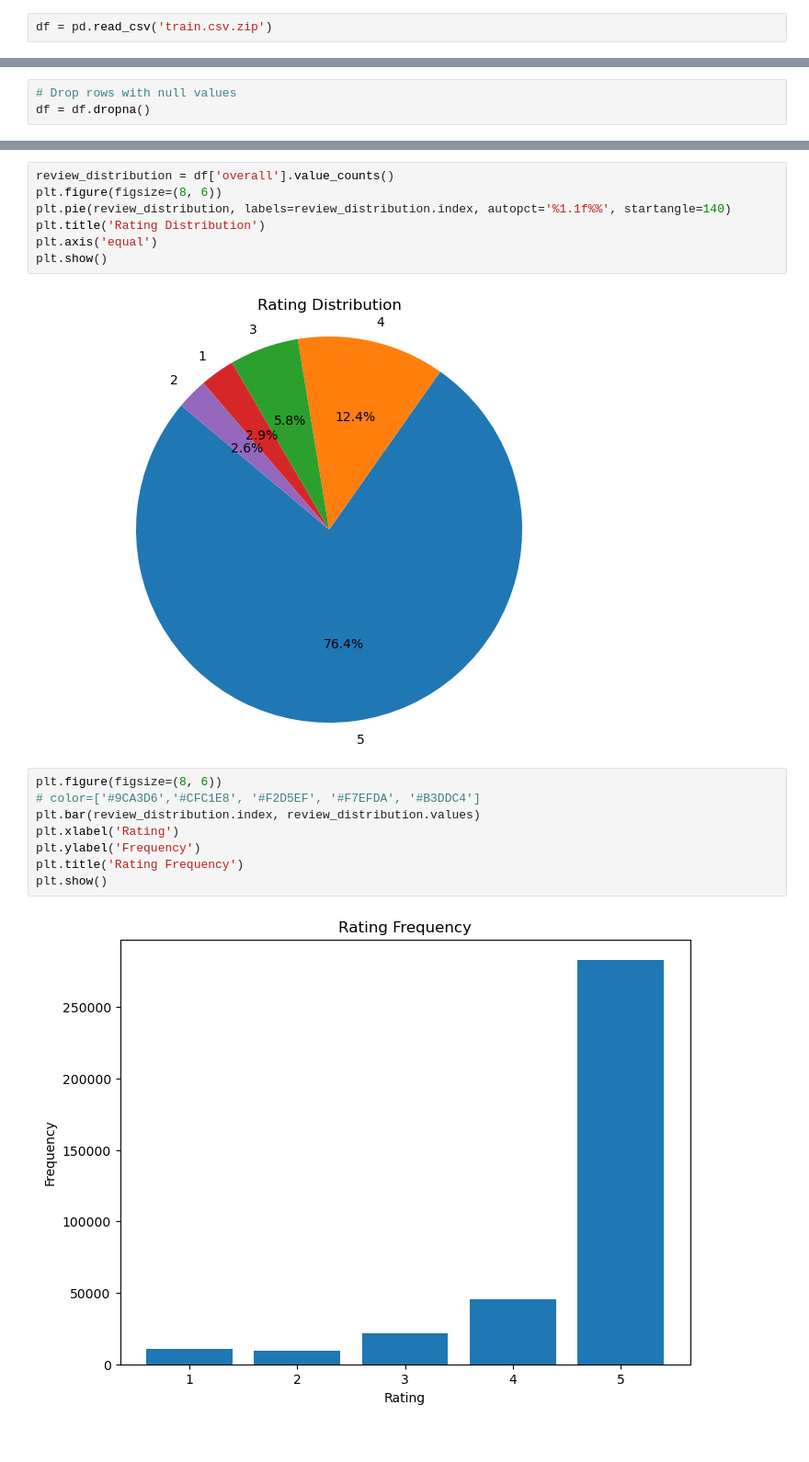
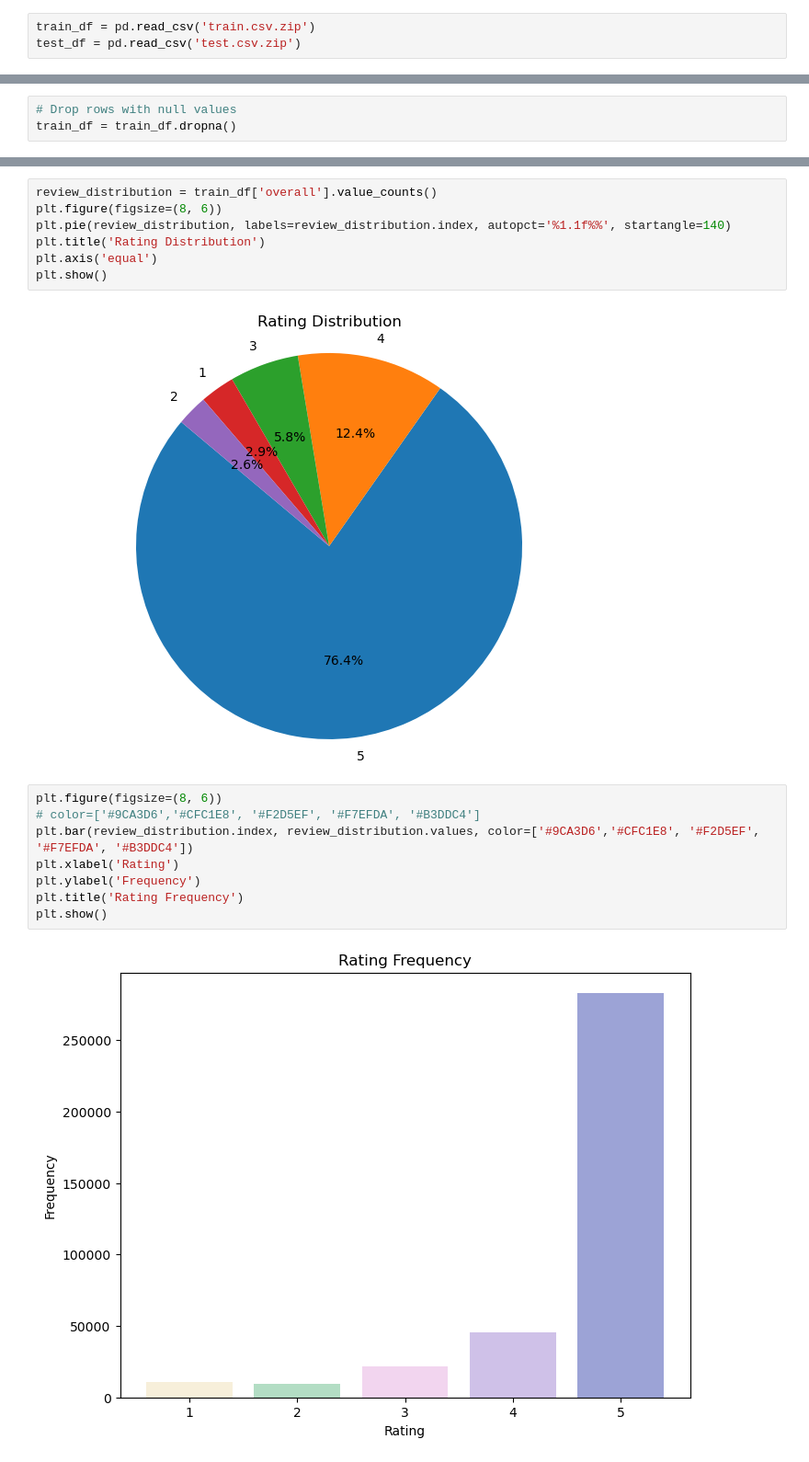
Before and after one commit to farheenfab/AppliedText_CW2, a Jupyter notebook: AmazonReviews.ipynb, the cells around one changed output, grey strips where cells are left out. Shown at 92% size. Cells and saved outputs as stored; diff of their text form.

```diff
--- a/AmazonReviews.ipynb
+++ b/AmazonReviews.ipynb
@@ -7,3 +47,4 @@ import seaborn as sns
 # %%
-df = pd.read_csv('train.csv.zip')
+train_df = pd.read_csv('train.csv.zip')
+test_df = pd.read_csv('test.csv.zip')
 # %%
@@ -51,6 +92,6 @@ Rows with null values:
 337056        5    NaN
 # %%
 # Drop rows with null values
-df = df.dropna()
+train_df = train_df.dropna()
 # %%
 # Filter rows with at least one null value
@@ -65,7 +106,7 @@ Empty DataFrame
 Columns: [overall, Review]
 Index: []
 # %%
-review_distribution = df['overall'].value_counts()
+review_distribution = train_df['overall'].value_counts()
 plt.figure(figsize=(8, 6))
 plt.pie(review_distribution, labels=review_distribution.index, autopct='%1.1f%%', startangle=140)
 plt.title('Rating Distribution')
@@ -76,12 +117,12 @@ plt.show()
 # %%
 plt.figure(figsize=(8, 6))
 # color=['#9CA3D6','#CFC1E8', '#F2D5EF', '#F7EFDA', '#B3DDC4']
-plt.bar(review_distribution.index, review_distribution.values)
+plt.bar(review_distribution.index, review_distribution.values, color=['#9CA3D6','#CFC1E8', '#F2D5EF', '#F7EFDA', '#B3DDC4'])
 plt.xlabel('Rating')
 plt.ylabel('Frequency')
 plt.title('Rating Frequency')
 plt.show()
 # %% [output]
-[figure, old version]
+[figure, new version]
 # %%
 # Grouped in descending order
```
Also changed, not shown: parts of 16 cells of this notebook, 3 other files.
